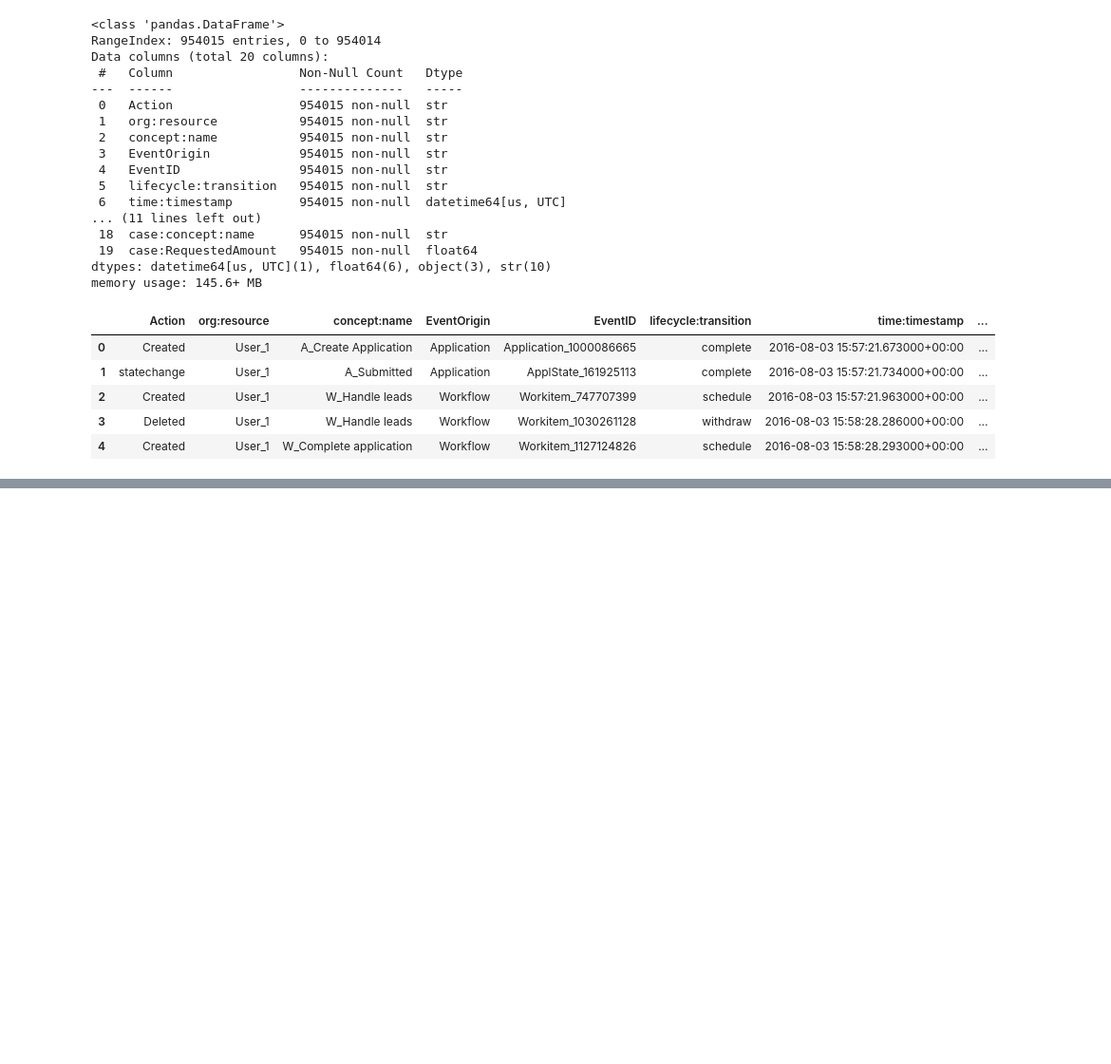
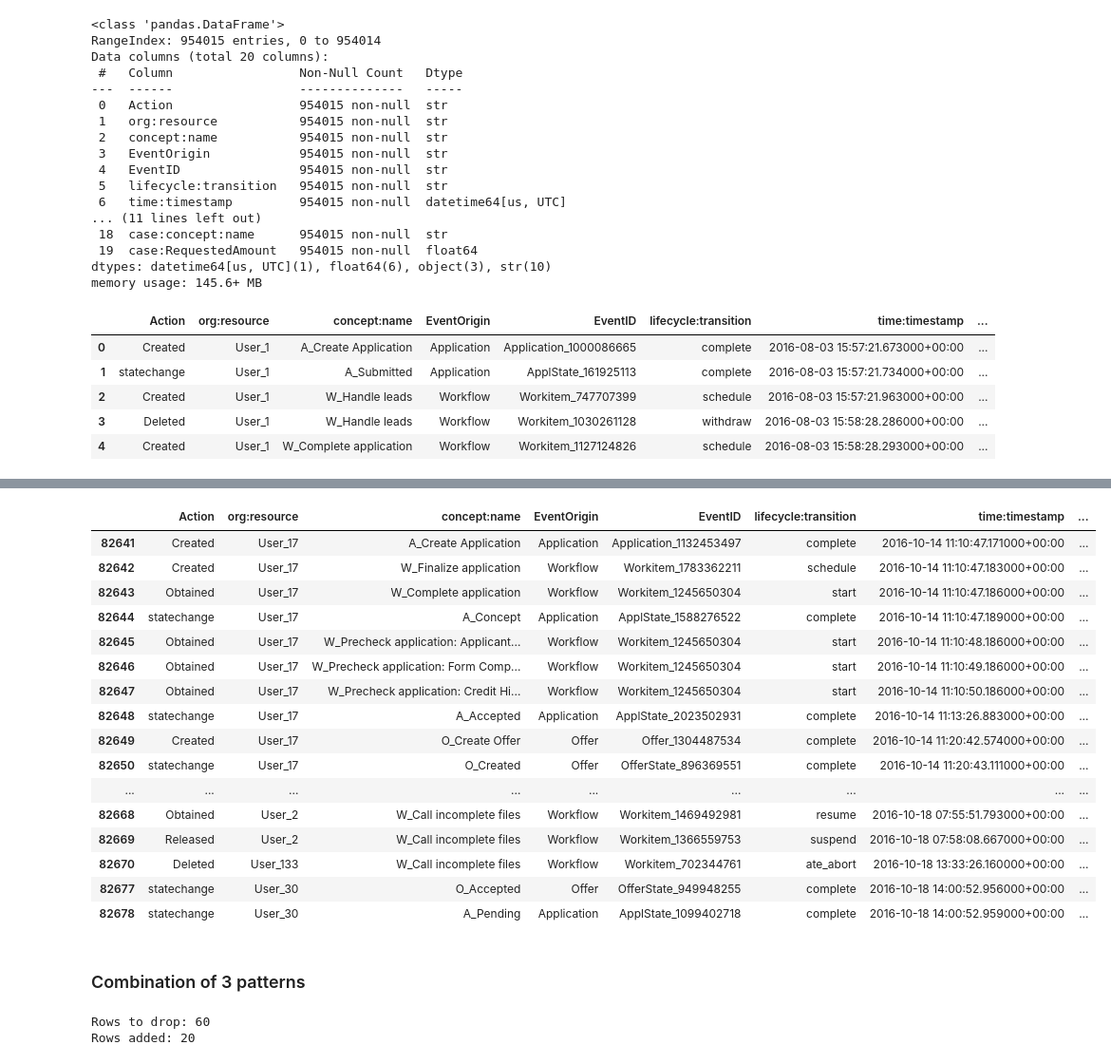
Before and after one commit to felix00112/ProM-Assignment-Group-C, a Jupyter notebook: notebooks/notebook.ipynb, the cells around one changed output, grey strips where cells are left out. Shown at 95% size. Cells and saved outputs as stored; diff of their text form; code cells hidden in the pictures; blank space fills up the shorter version.

```diff
--- a/notebooks/notebook.ipynb
+++ b/notebooks/notebook.ipynb
@@ -331,0 +392,28 @@ Error:
+# %%
+polluted_df[polluted_df["case:concept:name"]=='Application_1132453497']
+# %% [output]
+|  | Action | org:resource | concept:name | EventOrigin | EventID | lifecycle:transition | time:timestamp | ... |
+| 82641 | Created | User_17 | A_Create Application | Application | Application_1132453497 | complete | 2016-10-14 11:10:47.171000+00:00 | ... |
+| 82642 | Created | User_17 | W_Finalize application | Workflow | Workitem_1783362211 | schedule | 2016-10-14 11:10:47.183000+00:00 | ... |
+| 82643 | Obtained | User_17 | W_Complete application | Workflow | Workitem_1245650304 | start | 2016-10-14 11:10:47.186000+00:00 | ... |
+| 82644 | statechange | User_17 | A_Concept | Application | ApplState_1588276522 | complete | 2016-10-14 11:10:47.189000+00:00 | ... |
+| 82645 | Obtained | User_17 | W_Precheck application: Applicant... | Workflow | Workitem_1245650304 | start | 2016-10-14 11:10:48.186000+00:00 | ... |
+| 82646 | Obtained | User_17 | W_Precheck application: Form Comp... | Workflow | Workitem_1245650304 | start | 2016-10-14 11:10:49.186000+00:00 | ... |
+| 82647 | Obtained | User_17 | W_Precheck application: Credit Hi... | Workflow | Workitem_1245650304 | start | 2016-10-14 11:10:50.186000+00:00 | ... |
+| 82648 | statechange | User_17 | A_Accepted | Application | ApplState_2023502931 | complete | 2016-10-14 11:13:26.883000+00:00 | ... |
+| 82649 | Created | User_17 | O_Create Offer | Offer | Offer_1304487534 | complete | 2016-10-14 11:20:42.574000+00:00 | ... |
+| 82650 | statechange | User_17 | O_Created | Offer | OfferState_896369551 | complete | 2016-10-14 11:20:43.111000+00:00 | ... |
+| ... | ... | ... | ... | ... | ... | ... | ... | ... |
+| 82668 | Obtained | User_2 | W_Call incomplete files | Workflow | Workitem_1469492981 | resume | 2016-10-18 07:55:51.793000+00:00 | ... |
+| 82669 | Released | User_2 | W_Call incomplete files | Workflow | Workitem_1366559753 | suspend | 2016-10-18 07:58:08.667000+00:00 | ... |
+| 82670 | Deleted | User_133 | W_Call incomplete files | Workflow | Workitem_702344761 | ate_abort | 2016-10-18 13:33:26.160000+00:00 | ... |
+| 82677 | statechange | User_30 | O_Accepted | Offer | OfferState_949948255 | complete | 2016-10-18 14:00:52.956000+00:00 | ... |
+| 82678 | statechange | User_30 | A_Pending | Application | ApplState_1099402718 | complete | 2016-10-18 14:00:52.959000+00:00 | ... |
+# %% [markdown]
+### Combination of 3 patterns
+# %%
+cleaned_df = replace_with_most_frequent(polluted_df, SYNONYMOUS_LABELS)
+cleaned_df = merge_collateral_events(cleaned_df, COLLATERAL_LABELS_DICT)
+# %% [output]
+Rows to drop: 60
+Rows added: 20
```
Also changed, not shown: parts of 25 cells of this notebook, 6 other files.
